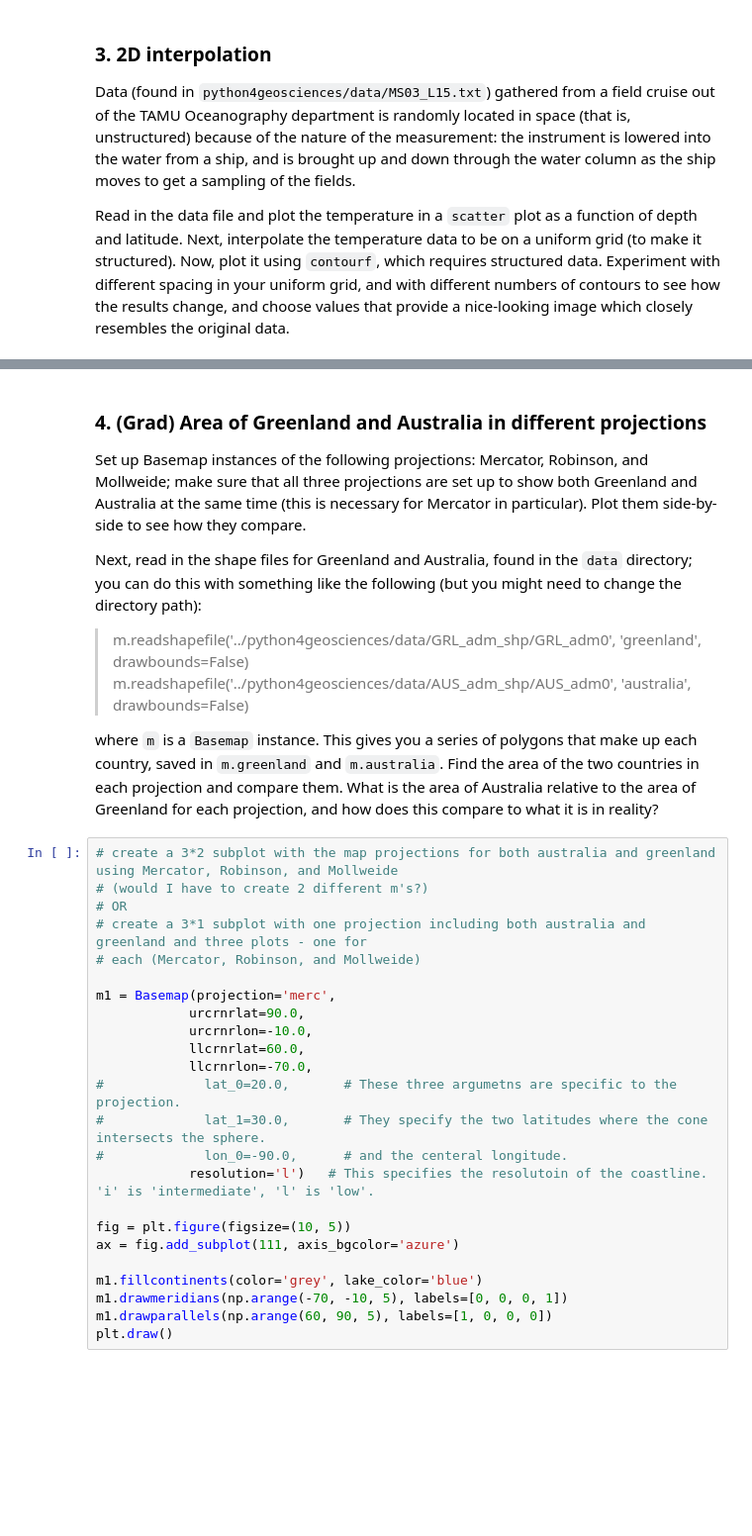
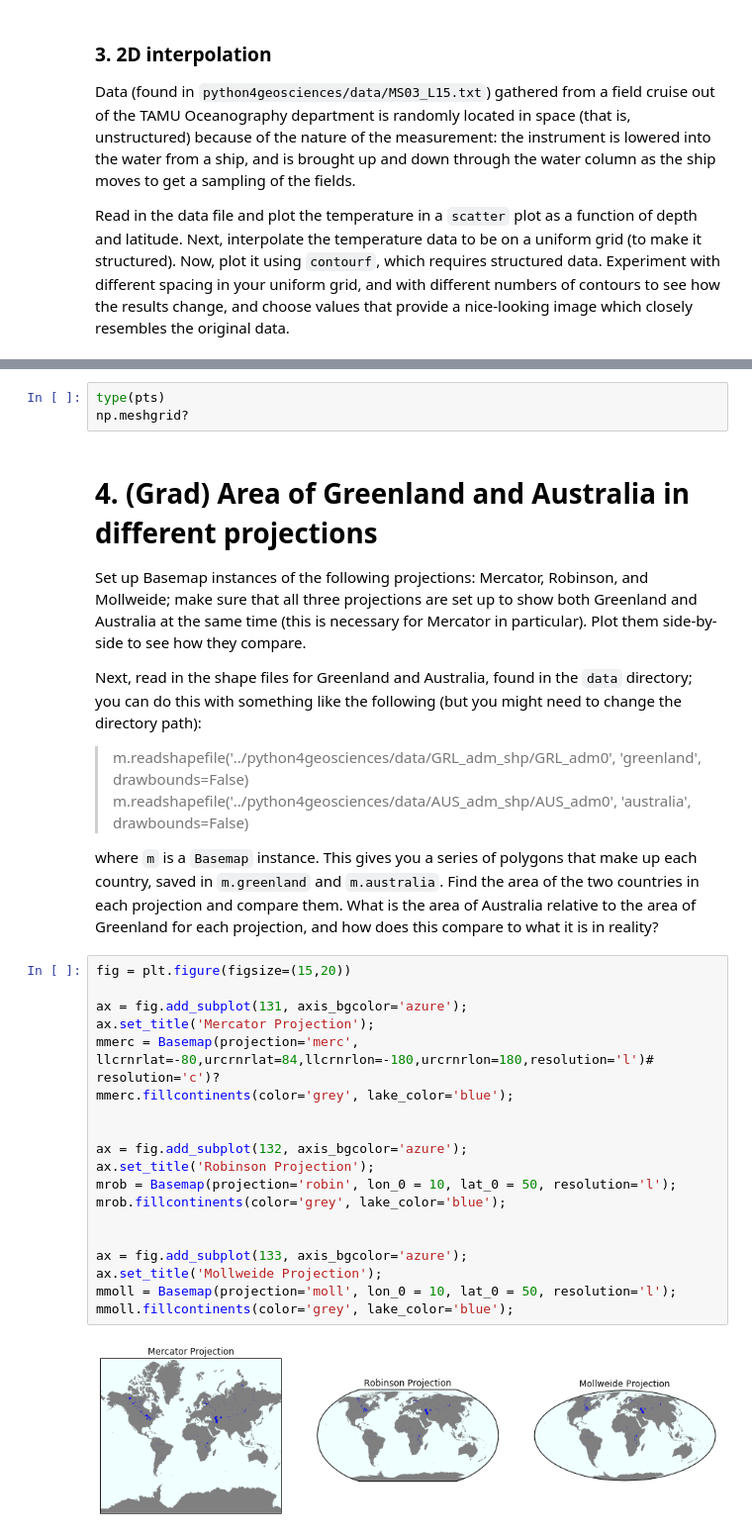
Before and after one commit to lafarris/python4geosciences-hw, a Jupyter notebook: hw05.ipynb, the cells around one changed output, grey strips where cells are left out. Shown at 99% size. Drawn from its saved outputs; the diff is of its cells as text; blank space fills up the shorter version.

```diff
--- a/hw05.ipynb
+++ b/hw05.ipynb
@@ -214,5 +302,8 @@ IndexError: tuple index out of range
+# %%
+type(pts)
+np.meshgrid?
 # %% [markdown]
-### 4. (Grad) Area of Greenland and Australia in different projections
+# 4. (Grad) Area of Greenland and Australia in different projections
 
 Set up Basemap instances of the following projections: Mercator, Robinson, and Mollweide; make sure that all three projections are set up to show both Greenland and Australia at the same time (this is necessary for Mercator in particular). Plot them side-by-side to see how they compare.
 
@@ -222,27 +313,24 @@ Next, read in the shape files for Greenland and Australia, found in the `data` d
 > m.readshapefile('../python4geosciences/data/AUS_adm_shp/AUS_adm0', 'australia', drawbounds=False)
 
 where `m` is a `Basemap` instance. This gives you a series of polygons that make up each country, saved in `m.greenland` and `m.australia`. Find the area of the two countries in each projection and compare them. What is the area of Australia relative to the area of Greenland for each projection, and how does this compare to what it is in reality?
-# %%
-# create a 3*2 subplot with the map projections for both australia and greenland using Mercator, Robinson, and Mollweide
-# (would I have to create 2 different m's?)
-# OR
-# create a 3*1 subplot with one projection including both australia and greenland and three plots - one for
-# each (Mercator, Robinson, and Mollweide)
-
-m1 = Basemap(projection='merc',
-            urcrnrlat=90.0,
-            urcrnrlon=-10.0,
-            llcrnrlat=60.0,
-            llcrnrlon=-70.0,
-#             lat_0=20.0,       # These three argumetns are specific to the projection.
-#             lat_1=30.0,       # They specify the two latitudes where the cone intersects the sphere.
-#             lon_0=-90.0,      # and the centeral longitude.
-            resolution='l')   # This specifies the resolutoin of the coastline. 'i' is 'intermediate', 'l' is 'low'.
-
-fig = plt.figure(figsize=(10, 5))
-ax = fig.add_subplot(111, axis_bgcolor='azure')
-
-m1.fillcontinents(color='grey', lake_color='blue')
-m1.drawmeridians(np.arange(-70, -10, 5), labels=[0, 0, 0, 1])
-m1.drawparallels(np.arange(60, 90, 5), labels=[1, 0, 0, 0])
-plt.draw()
+# %%
+fig = plt.figure(figsize=(15,20))
+
+ax = fig.add_subplot(131, axis_bgcolor='azure');
+ax.set_title('Mercator Projection');
+mmerc = Basemap(projection='merc', llcrnrlat=-80,urcrnrlat=84,llcrnrlon=-180,urcrnrlon=180,resolution='l')# resolution='c')?
+mmerc.fillcontinents(color='grey', lake_color='blue');
+
+
+ax = fig.add_subplot(132, axis_bgcolor='azure');
+ax.set_title('Robinson Projection');
+mrob = Basemap(projection='robin', lon_0 = 10, lat_0 = 50, resolution='l');
+mrob.fillcontinents(color='grey', lake_color='blue');
+
+
+ax = fig.add_subplot(133, axis_bgcolor='azure');
+ax.set_title('Mollweide Projection');
+mmoll = Basemap(projection='moll', lon_0 = 10, lat_0 = 50, resolution='l');
+mmoll.fillcontinents(color='grey', lake_color='blue');
+# %% [output]
+[figure, added]
```
Also changed, not shown: parts of 14 cells of this notebook.
